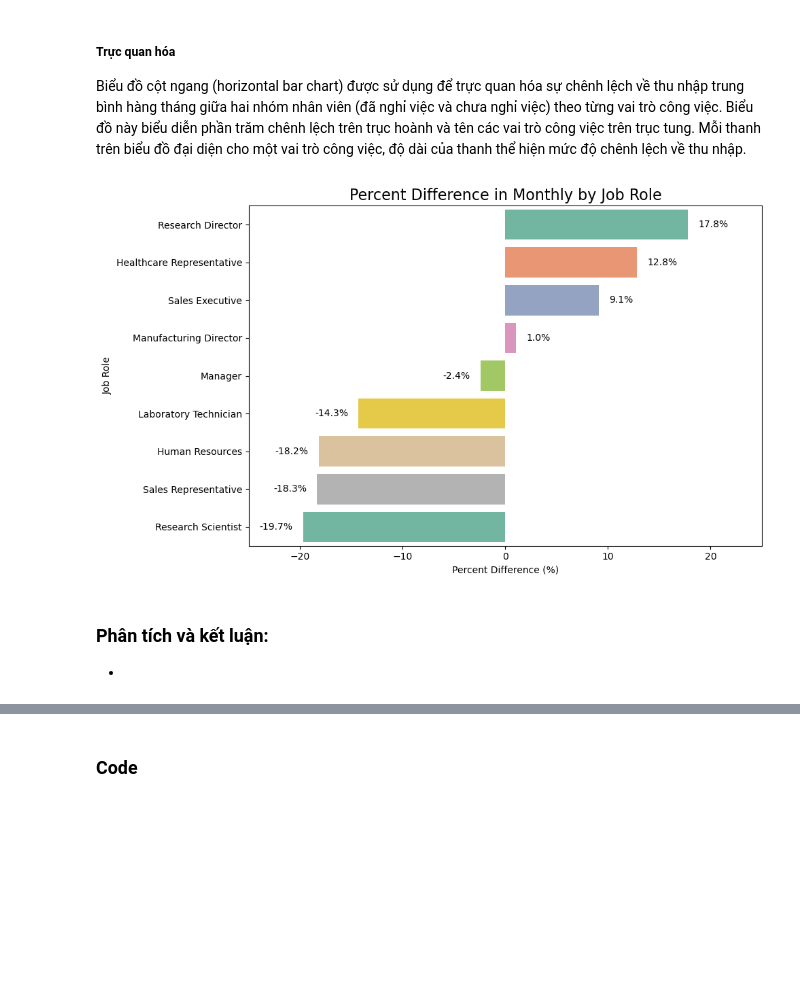
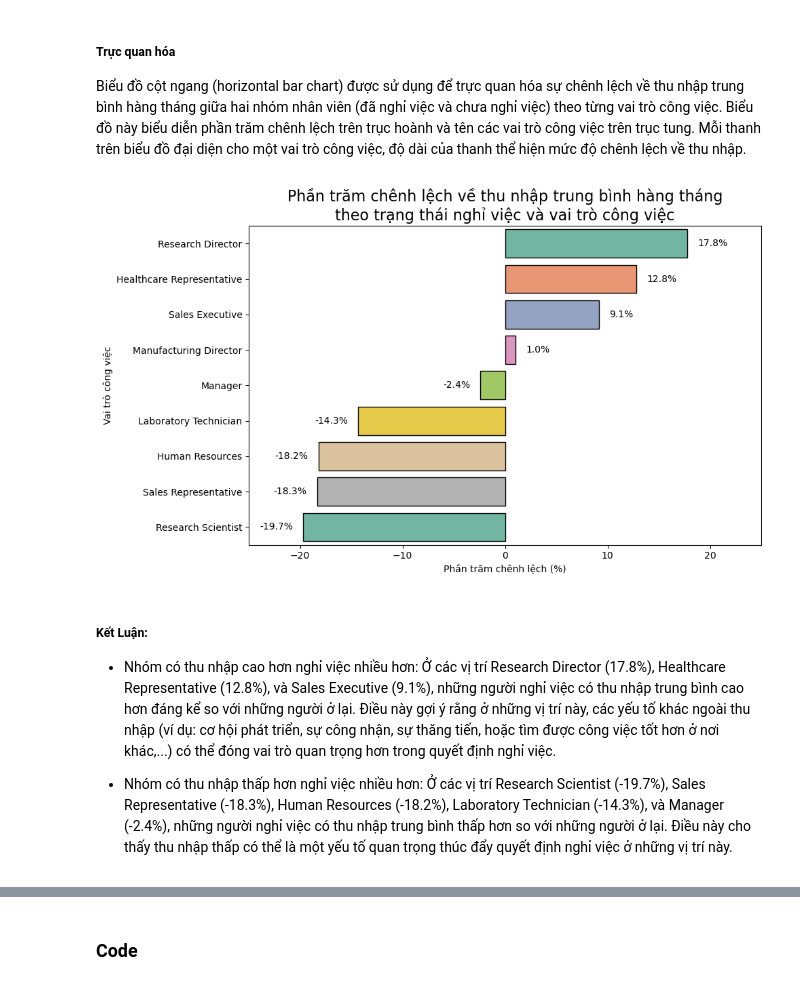
Before and after one commit to hungchou8994/LTKHDL, a Jupyter notebook: AskMeaningfulQuestions.ipynb, the cells around one changed output, grey strips where cells are left out. Cells and saved outputs as stored; diff of their text form; code cells hidden in the pictures; blank space fills up the shorter version.

```diff
--- a/AskQuesion.ipynb
+++ b/AskMeaningfulQuestions.ipynb
@@ -225,35 +72,38 @@ Biểu đồ cột ngang (horizontal bar chart) được sử dụng để trự
 # %%
 # Thiết lập biểu đồ
 plt.figure(figsize=(10, 6))
 
 # Vẽ biểu đồ cột ngang
 ax = sns.barplot(
     data=combined_df,
     x='pct_diff',
     y='JobRole',
     palette="Set2",
-    orient='h'
+    orient='h',
+    edgecolor='black'
 )
 
 # Ghi nhãn giá trị phần trăm
 for p in ax.patches:
     width = p.get_width()
     if width >=0:
         ax.text(width + 1, p.get_y() + p.get_height() / 2, f'{width:.1f}%', ha='left', va='center')
     else:
         ax.text(width - 1, p.get_y() + p.get_height() / 2, f'{width:.1f}%', ha='right', va='center')
 
 # Thêm tiêu đề và tên trục
-plt.title("Percent Difference in Monthly by Job Role", fontsize=16)
-plt.xlabel("Percent Difference (%)")
-plt.ylabel("Job Role")
+plt.title("Phần trăm chênh lệch về thu nhập trung bình hàng tháng\ntheo trạng thái nghỉ việc và vai trò công việc", fontsize=16)
+plt.xlabel("Phần trăm chênh lệch (%)")
+plt.ylabel("Vai trò công việc")
 plt.xlim(-25,25,5)
 
 # Hiển thị chú thích và biểu đồ
 plt.tight_layout()
 plt.show()
 # %% [output]
-[figure, old version]
+[figure, new version]
-# %% [markdown]
-### Phân tích và kết luận:
--
+# %% [markdown]
+##### Kết Luận:
+- Nhóm có thu nhập cao hơn nghỉ việc nhiều hơn: Ở các vị trí Research Director (17.8%), Healthcare Representative (12.8%), và Sales Executive (9.1%), những người nghỉ việc có thu nhập trung bình cao hơn đáng kể so với những người ở lại. Điều này gợi ý rằng ở những vị trí này, các yếu tố khác ngoài thu nhập (ví dụ: cơ hội phát triển, sự công nhận, sự thăng tiến, hoặc tìm được công việc tốt hơn ở nơi khác,...) có thể đóng vai trò quan trọng hơn trong quyết định nghỉ việc.
+
+- Nhóm có thu nhập thấp hơn nghỉ việc nhiều hơn: Ở các vị trí Research Scientist (-19.7%), Sales Representative (-18.3%), Human Resources (-18.2%), Laboratory Technician (-14.3%), và Manager (-2.4%), những người nghỉ việc có thu nhập trung bình thấp hơn so với những người ở lại. Điều này cho thấy thu nhập thấp có thể là một yếu tố quan trọng thúc đẩy quyết định nghỉ việc ở những vị trí này.
```
Also changed, not shown: parts of 23 cells of this notebook.
